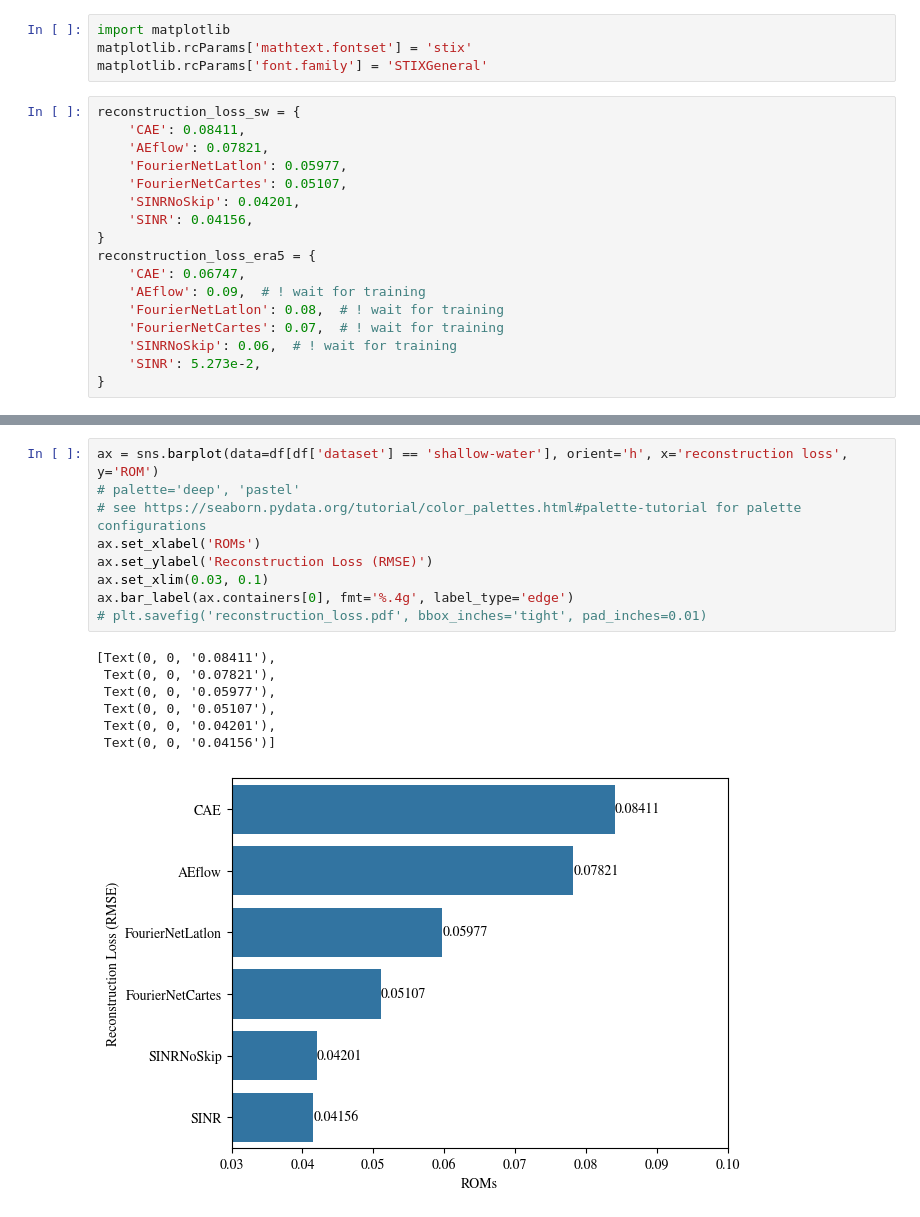
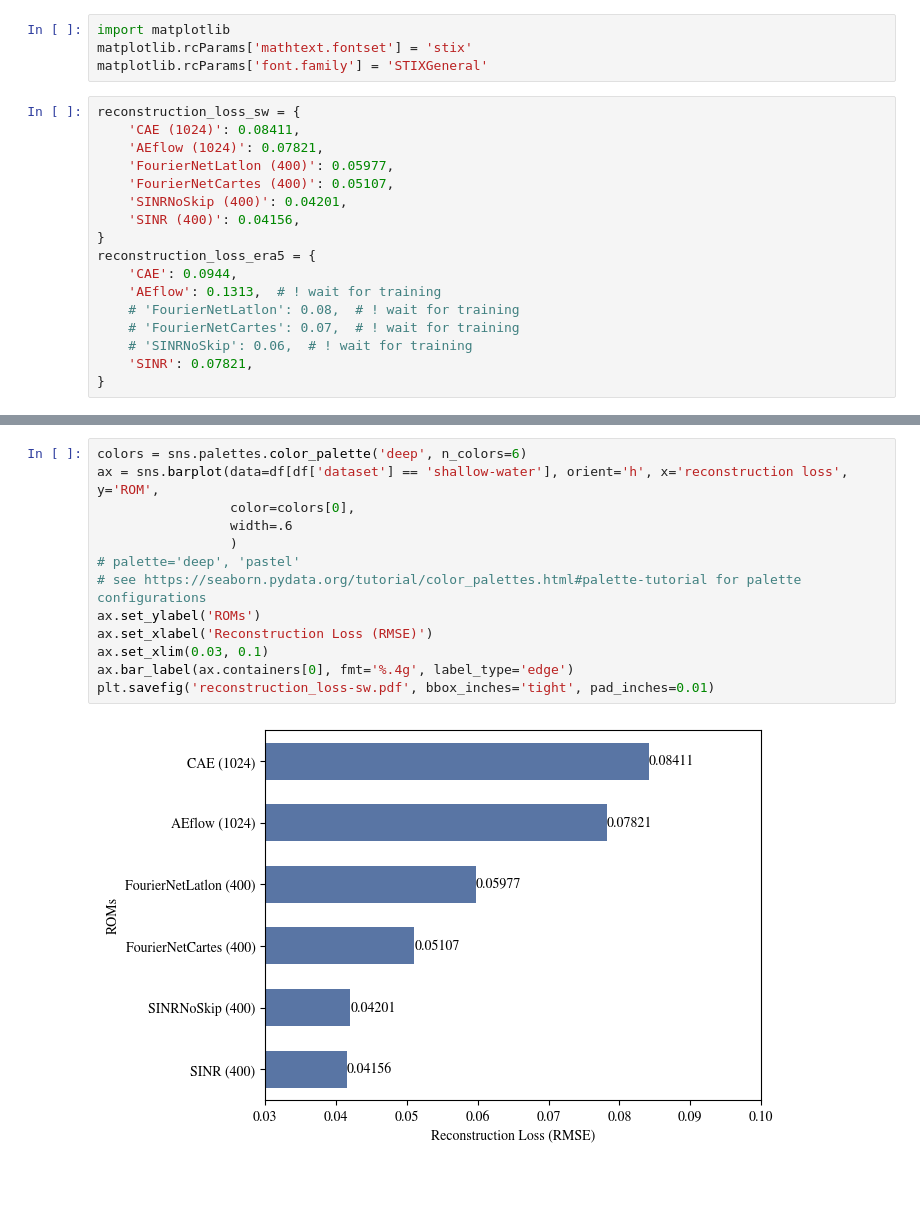
Before and after one commit to zylipku/LAINR, a Jupyter notebook: src/plot/reconstruction_loss.ipynb, the cells around one changed output, grey strips where cells are left out. Saved outputs shown, nothing was run; the diff lists cells and outputs as text; blank space fills up the shorter version.

Commit message:
add plot ipynb

```diff
--- a/src/plot/reconstruction_loss.ipynb
+++ b/src/plot/reconstruction_loss.ipynb
@@ -12,20 +12,20 @@ matplotlib.rcParams['mathtext.fontset'] = 'stix'
 matplotlib.rcParams['font.family'] = 'STIXGeneral'
 # %%
 reconstruction_loss_sw = {
-    'CAE': 0.08411,
-    'AEflow': 0.07821,
-    'FourierNetLatlon': 0.05977,
-    'FourierNetCartes': 0.05107,
-    'SINRNoSkip': 0.04201,
-    'SINR': 0.04156,
+    'CAE (1024)': 0.08411,
+    'AEflow (1024)': 0.07821,
+    'FourierNetLatlon (400)': 0.05977,
+    'FourierNetCartes (400)': 0.05107,
+    'SINRNoSkip (400)': 0.04201,
+    'SINR (400)': 0.04156,
 }
 reconstruction_loss_era5 = {
-    'CAE': 0.06747,
-    'AEflow': 0.09,  # ! wait for training
-    'FourierNetLatlon': 0.08,  # ! wait for training
-    'FourierNetCartes': 0.07,  # ! wait for training
-    'SINRNoSkip': 0.06,  # ! wait for training
-    'SINR': 5.273e-2,
+    'CAE': 0.0944,
+    'AEflow': 0.1313,  # ! wait for training
+    # 'FourierNetLatlon': 0.08,  # ! wait for training
+    # 'FourierNetCartes': 0.07,  # ! wait for training
+    # 'SINRNoSkip': 0.06,  # ! wait for training
+    'SINR': 0.07821,
 }
 # %%
 df1 = pd.DataFrame.from_dict({'ROM': list(reconstruction_loss_sw.keys()), 'reconstruction loss': list(reconstruction_loss_sw.values())})
@@ -62,17 +60,15 @@ plt.savefig('reconstruction_loss.pdf', bbox_inches='tight', pad_inches=0.01)
 # %%
-ax = sns.barplot(data=df[df['dataset'] == 'shallow-water'], orient='h', x='reconstruction loss', y='ROM')
+colors = sns.palettes.color_palette('deep', n_colors=6)
+ax = sns.barplot(data=df[df['dataset'] == 'shallow-water'], orient='h', x='reconstruction loss', y='ROM',
+                 color=colors[0],
+                 width=.6
+                 )
 # palette='deep', 'pastel'
 # see https://seaborn.pydata.org/tutorial/color_palettes.html#palette-tutorial for palette configurations
-ax.set_xlabel('ROMs')
-ax.set_ylabel('Reconstruction Loss (RMSE)')
+ax.set_ylabel('ROMs')
+ax.set_xlabel('Reconstruction Loss (RMSE)')
 ax.set_xlim(0.03, 0.1)
 ax.bar_label(ax.containers[0], fmt='%.4g', label_type='edge')
-# plt.savefig('reconstruction_loss.pdf', bbox_inches='tight', pad_inches=0.01)
+plt.savefig('reconstruction_loss-sw.pdf', bbox_inches='tight', pad_inches=0.01)
 # %% [output]
-[Text(0, 0, '0.08411'),
- Text(0, 0, '0.07821'),
- Text(0, 0, '0.05977'),
- Text(0, 0, '0.05107'),
- Text(0, 0, '0.04201'),
- Text(0, 0, '0.04156')]
-[figure, old version]
+[figure, new version]
```
Also changed, not shown: parts of 3 cells of this notebook, 30 other files.
